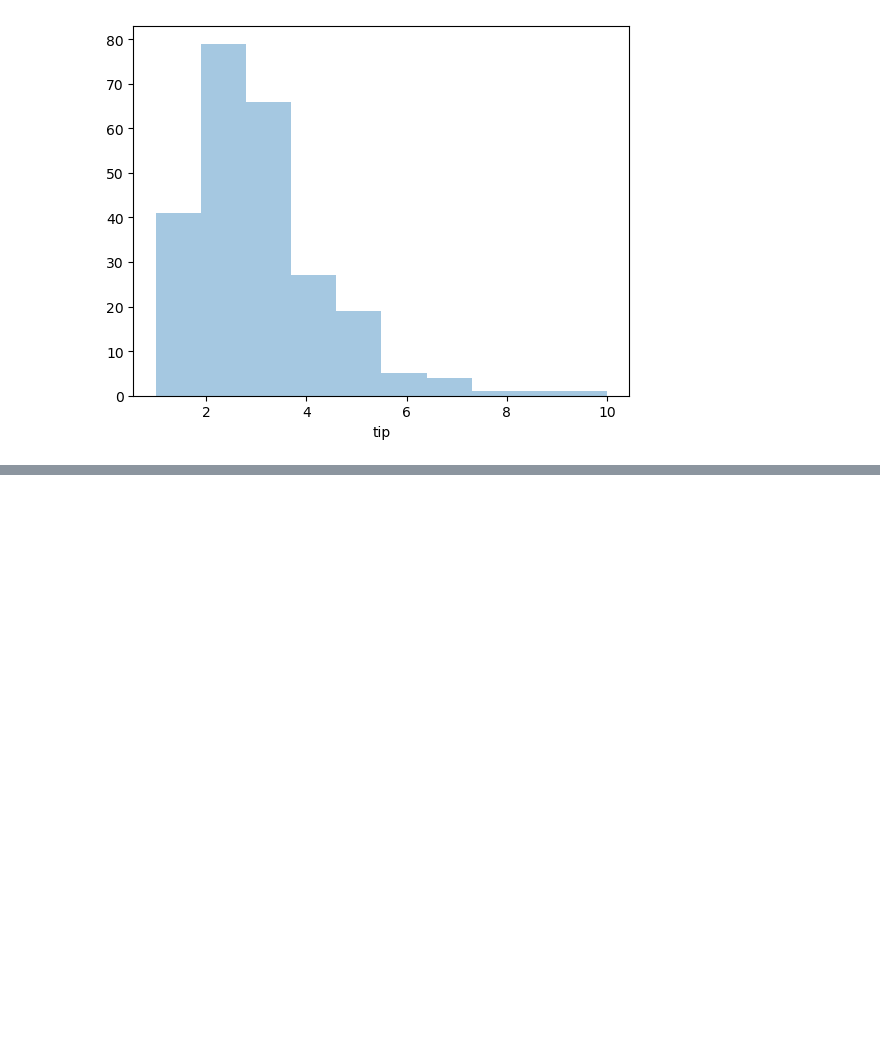
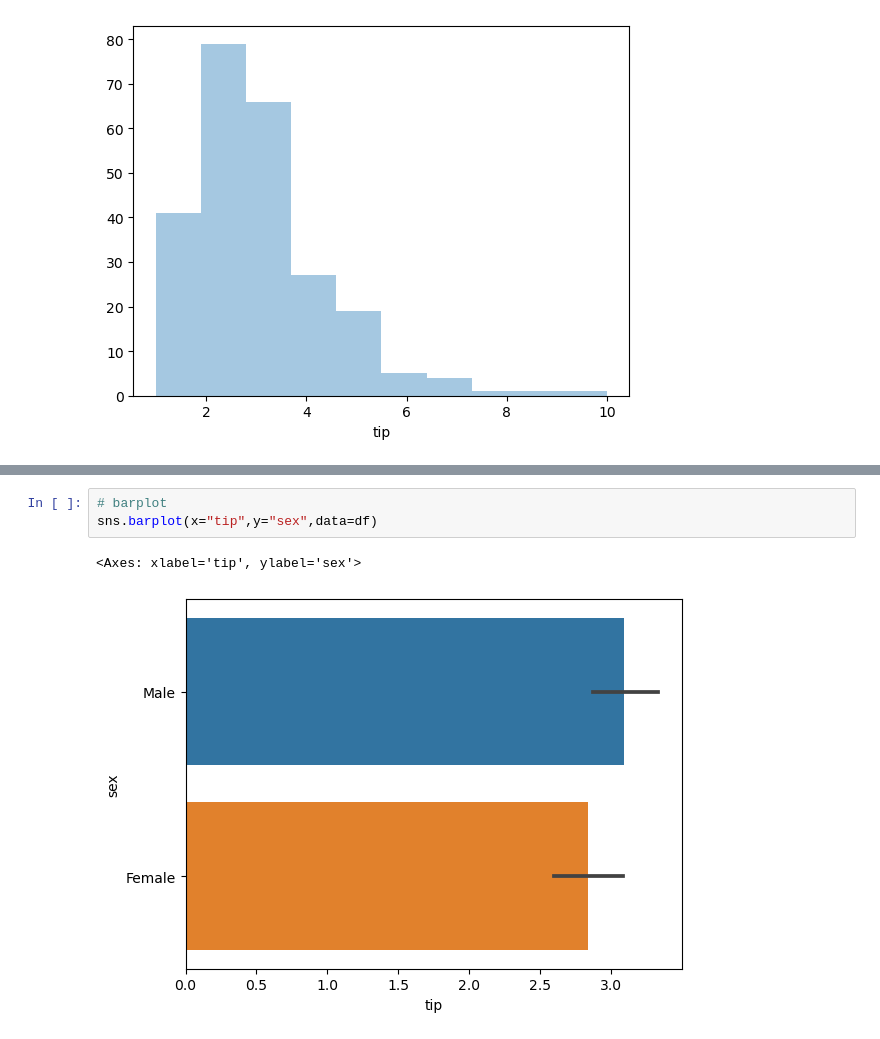
Before and after one commit to Mpanshuman/DataScienceBasics, a Jupyter notebook: seaborn_basics.ipynb, the cells around one changed output, grey strips where cells are left out. Drawn from its saved outputs; the diff is of its cells as text; blank space fills up the shorter version.

```diff
--- a/seaborn_basics.ipynb
+++ b/seaborn_basics.ipynb
@@ -81,0 +113,6 @@ https://gist.github.com/mwaskom/de44147ed2974457ad6372750bbe5751
+# %%
+# barplot
+sns.barplot(x="tip",y="sex",data=df)
+# %% [output]
+<Axes: xlabel='tip', ylabel='sex'>
+[figure, added]
```
Also changed, not shown: parts of 6 cells of this notebook.
